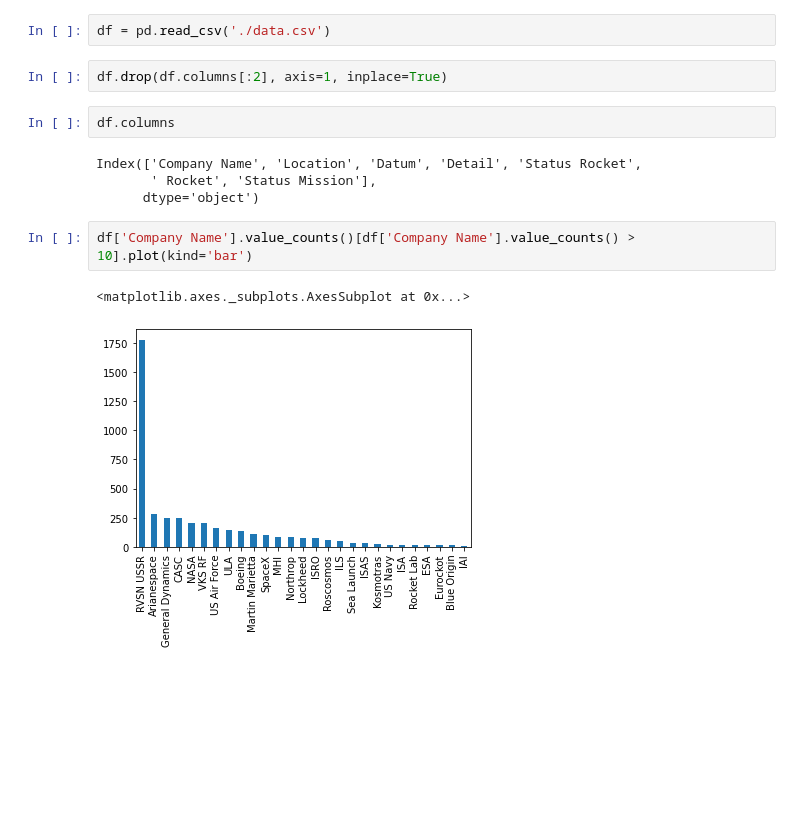
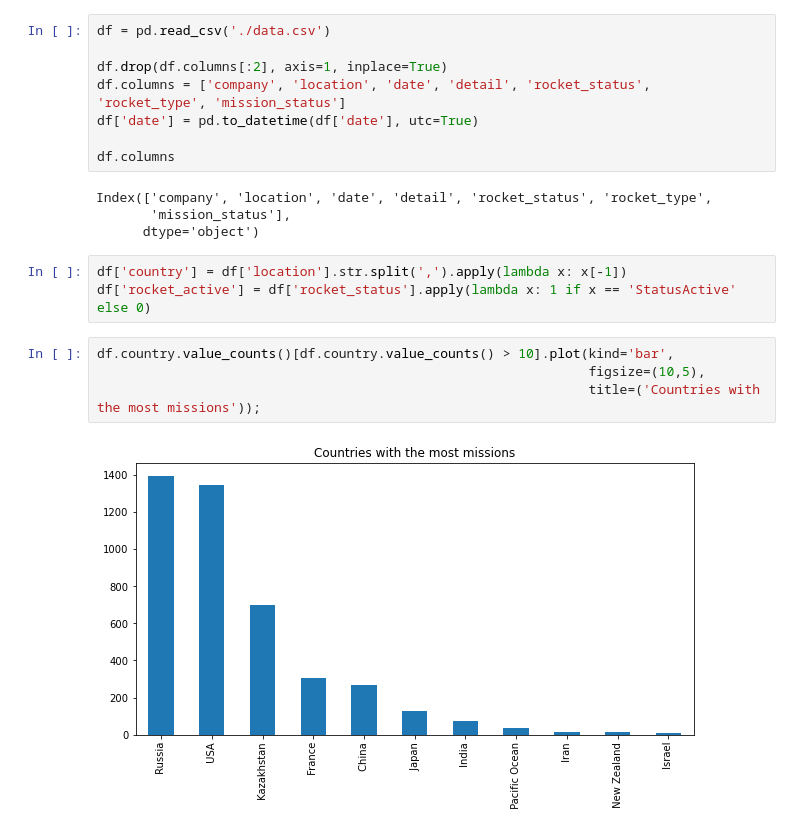
Before and after one commit to gmanderscheid/Kaggle-competition, a Jupyter notebook: Space_Mission_Analysis/Data_Analysis.ipynb, the cells around one changed output. Cells and saved outputs as stored; diff of their text form; blank space fills up the shorter version.

Commit message:
Adding analysis on country missions over time, cleaning data

```diff
--- a/Space_Mission_Analysis/Data_Analysis.ipynb
+++ b/Space_Mission_Analysis/Data_Analysis.ipynb
@@ -3,15 +4,21 @@ import pandas as pd
-# %%
-df = pd.read_csv('./data.csv')
-# %%
-df.drop(df.columns[:2], axis=1, inplace=True)
-# %%
-df.columns
-# %% [output]
-Index(['Company Name', 'Location', 'Datum', 'Detail', 'Status Rocket',
-       ' Rocket', 'Status Mission'],
-      dtype='object')
+# %%
+df = pd.read_csv('./data.csv')
+
+df.drop(df.columns[:2], axis=1, inplace=True)
+df.columns = ['company', 'location', 'date', 'detail', 'rocket_status', 'rocket_type', 'mission_status']
+df['date'] = pd.to_datetime(df['date'], utc=True)
+
+df.columns
+# %% [output]
+Index(['company', 'location', 'date', 'detail', 'rocket_status', 'rocket_type',
+       'mission_status'],
+      dtype='object')
+# %%
+df['country'] = df['location'].str.split(',').apply(lambda x: x[-1])
+df['rocket_active'] = df['rocket_status'].apply(lambda x: 1 if x == 'StatusActive' else 0)
 # %%
-df['Company Name'].value_counts()[df['Company Name'].value_counts() > 10].plot(kind='bar')
+df.country.value_counts()[df.country.value_counts() > 10].plot(kind='bar',
+                                                               figsize=(10,5),
+                                                               title=('Countries with the most missions'));
 # %% [output]
-<matplotlib.axes._subplots.AxesSubplot at 0x...>
-[figure, old version]
+[figure, new version]
```
Also changed, not shown: parts of 6 cells of this notebook, 1 other file.
